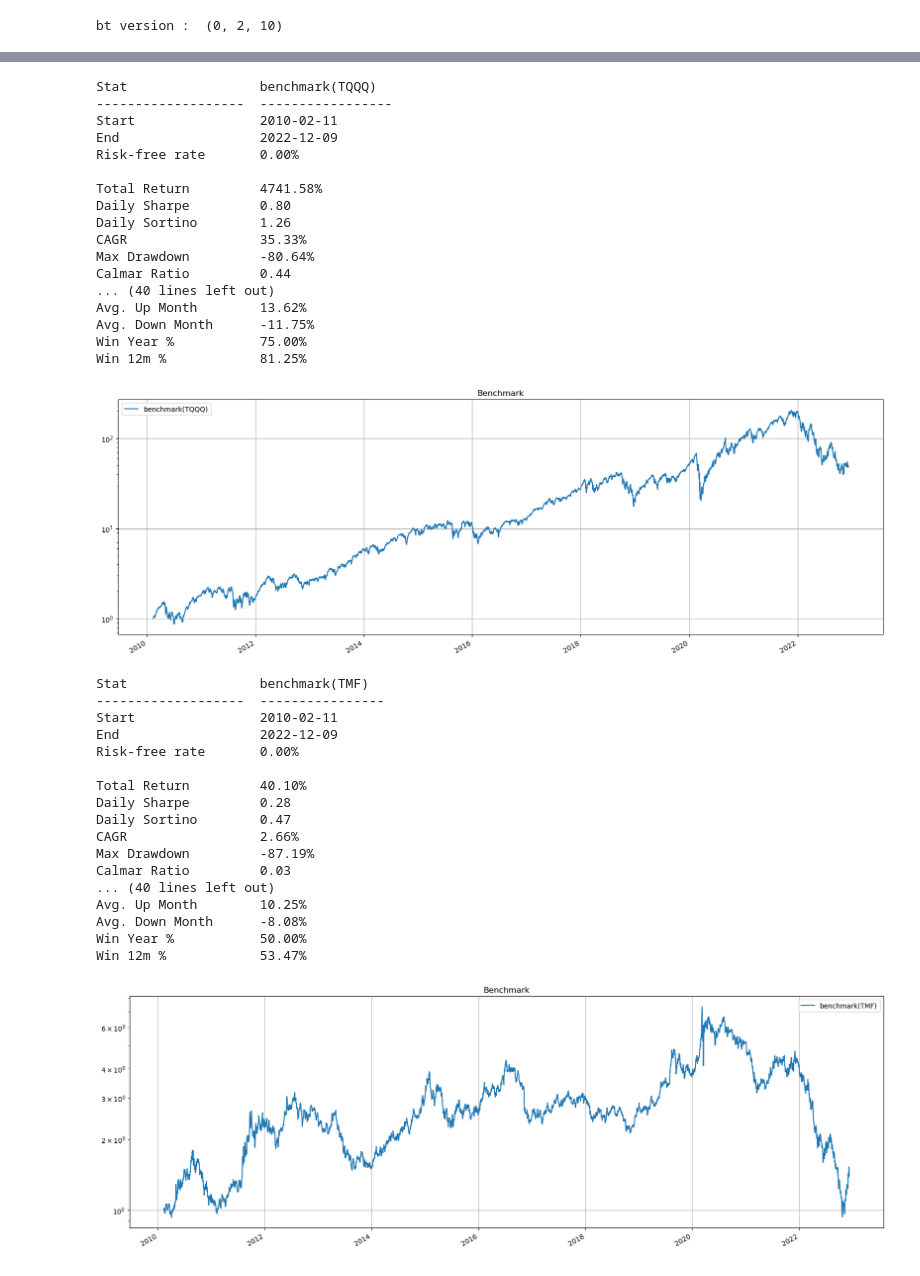
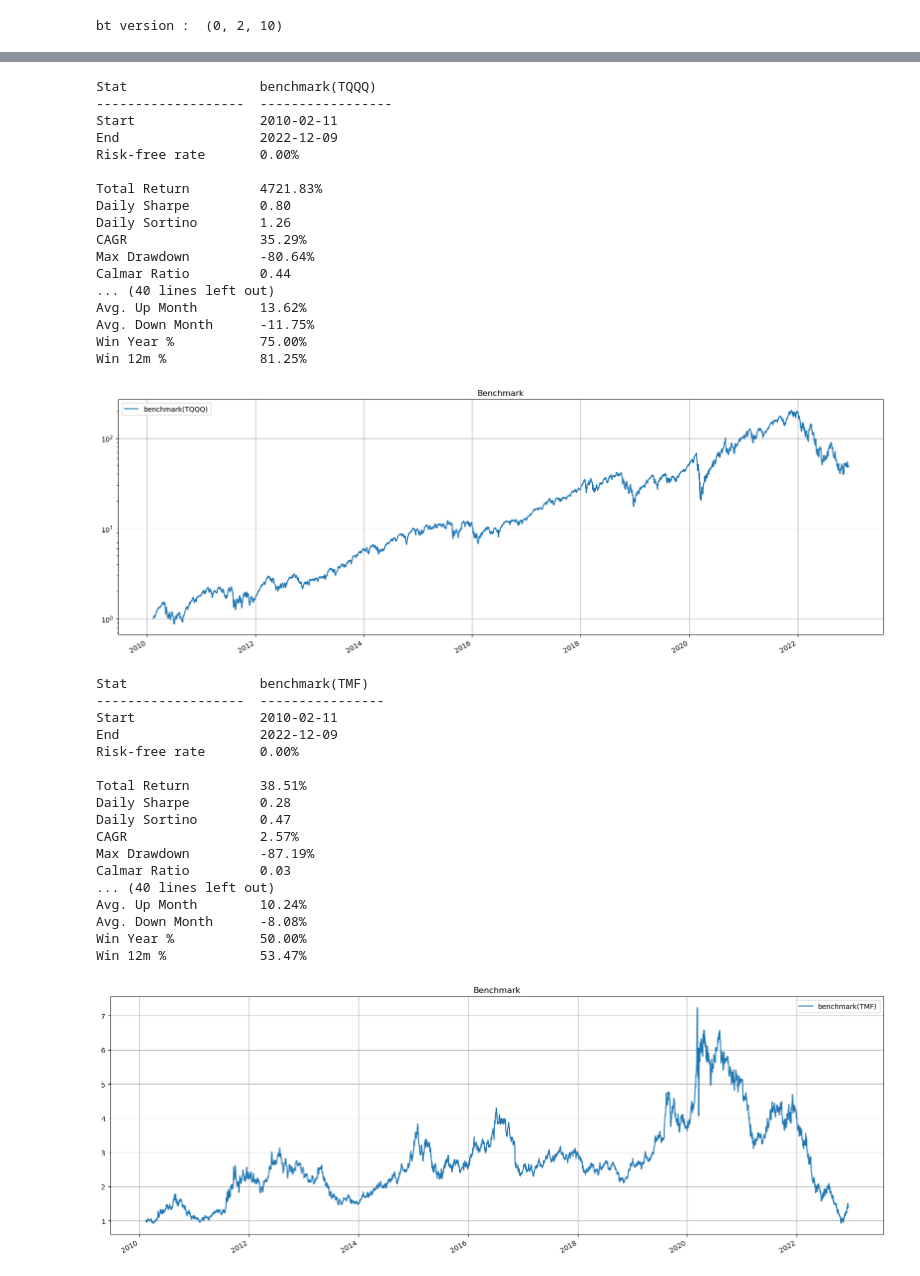
Before and after one commit to unius1004/DualMomentum, a Jupyter notebook: FixedWeight.ipynb, the cells around one changed output, grey strips where cells are left out. Drawn from its saved outputs; the diff is of its cells as text; code cells hidden in the pictures.

```diff
--- a/FixedWeight.ipynb
+++ b/FixedWeight.ipynb
@@ -50,13 +50,6 @@ print('usdkrw \n', usdkrw)
 assets_krw = pd.merge(data, usdkrw, on='Date', how='outer').sort_values('Date')
 print('data_krw \n', assets_krw)
 
-start_day = assets_krw[assets_krw.columns[0]].first_valid_index()
-for c in assets_krw.columns:
-    if start_day < assets_krw[c].first_valid_index():
-        start_day = assets_krw[c].first_valid_index()
-    print(c, assets_krw[c].first_valid_index())
-print('start_day : ', start_day)
-
 assets_krw = assets_krw[start_day:].fillna(method='ffill')
 assets_krw.rename(columns={'Adj Close':'krw/usd'}, inplace=True)
 
@@ -84,11 +77,12 @@ usdkrw
 # %%
 # 매수&보유 백테스트
 def long_only_ew(assets, start_day, name='long_only_ew'):
-    s = bt.Strategy(name, [bt.algos.RunOnce(),
+    s = bt.Strategy(name, [bt.algos.RunAfterDate(start_day),
+                           bt.algos.RunOnce(),
                            bt.algos.SelectAll(),
                            bt.algos.WeighEqually(),
                            bt.algos.Rebalance()])
-    return bt.Backtest(s, assets, initial_capital=100000000.0)
+    return bt.Backtest(s, assets, initial_capital=10000.0)
 # %%
 # 벤치마크 수익율
 bm = long_only_ew(assets[tickers[0]].to_frame(), start_day, 'benchmark({})'.format(tickers[0]))
@@ -106,10 +100,10 @@ Start                2010-02-11
 End                  2022-12-09
 Risk-free rate       0.00%
 
-Total Return         4741.58%
+Total Return         4721.83%
 Daily Sharpe         0.80
 Daily Sortino        1.26
-CAGR                 35.33%
+CAGR                 35.29%
 Max Drawdown         -80.64%
 Calmar Ratio         0.44
 ... (40 lines left out)
@@ -119,27 +113,27 @@ Win Year %           75.00%
 Win 12m %            81.25%
 [figure]
 # %%
-bm2_report.prices[start_day:].rebase(1).plot(figsize=(20,7), grid=True, logy=True, title="Benchmark")
+bm2_report.prices[start_day:].rebase(1).plot(figsize=(20,7), grid=True, title="Benchmark")
 bm2_report.prices[start_day:].calc_stats().display()
 # %% [output]
 Stat                 benchmark(TMF)
 -------------------  ----------------
 Start                2010-02-11
 End                  2022-12-09
 Risk-free rate       0.00%
 
-Total Return         40.10%
+Total Return         38.51%
 Daily Sharpe         0.28
 Daily Sortino        0.47
-CAGR                 2.66%
+CAGR                 2.57%
 Max Drawdown         -87.19%
 Calmar Ratio         0.03
 ... (40 lines left out)
-Avg. Up Month        10.25%
+Avg. Up Month        10.24%
 Avg. Down Month      -8.08%
 Win Year %           50.00%
 Win 12m %            53.47%
-[figure, old version]
+[figure, new version]
 # %%
 bm_k = long_only_ew(assets_krw[tickers[0]].to_frame(), start_day, 'benchmark({}_krw)'.format(tickers[0]))
 bm2_k = long_only_ew(assets_krw[tickers[1]].to_frame(), start_day, 'benchmark({}_krw)'.format(tickers[1]))
```
Also changed, not shown: parts of 29 cells of this notebook, 3 other files.
